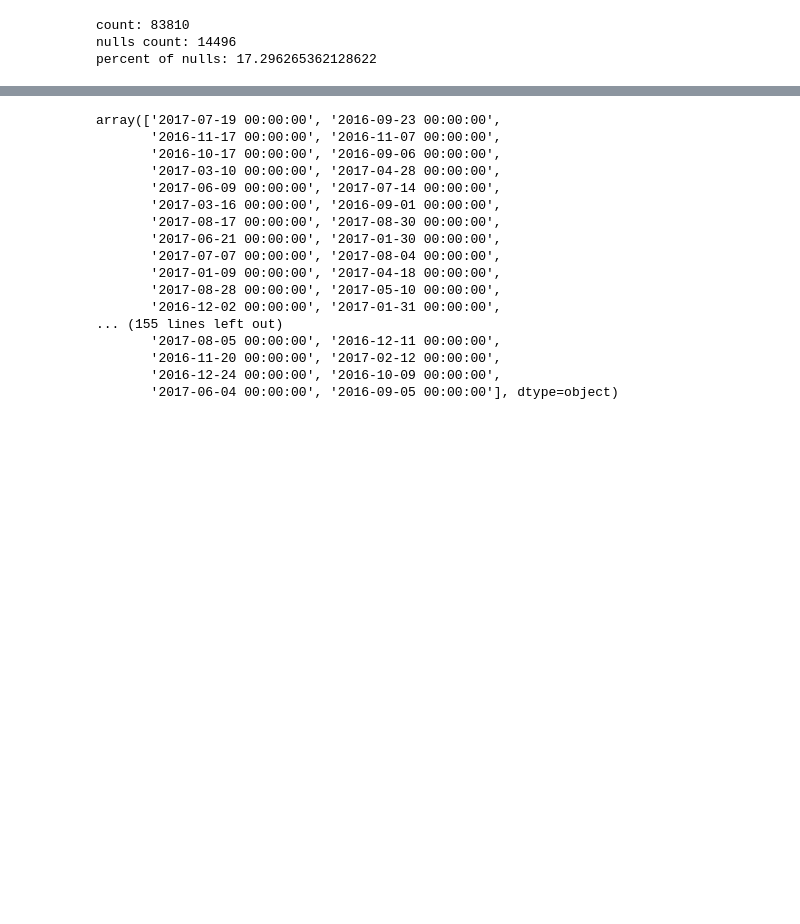
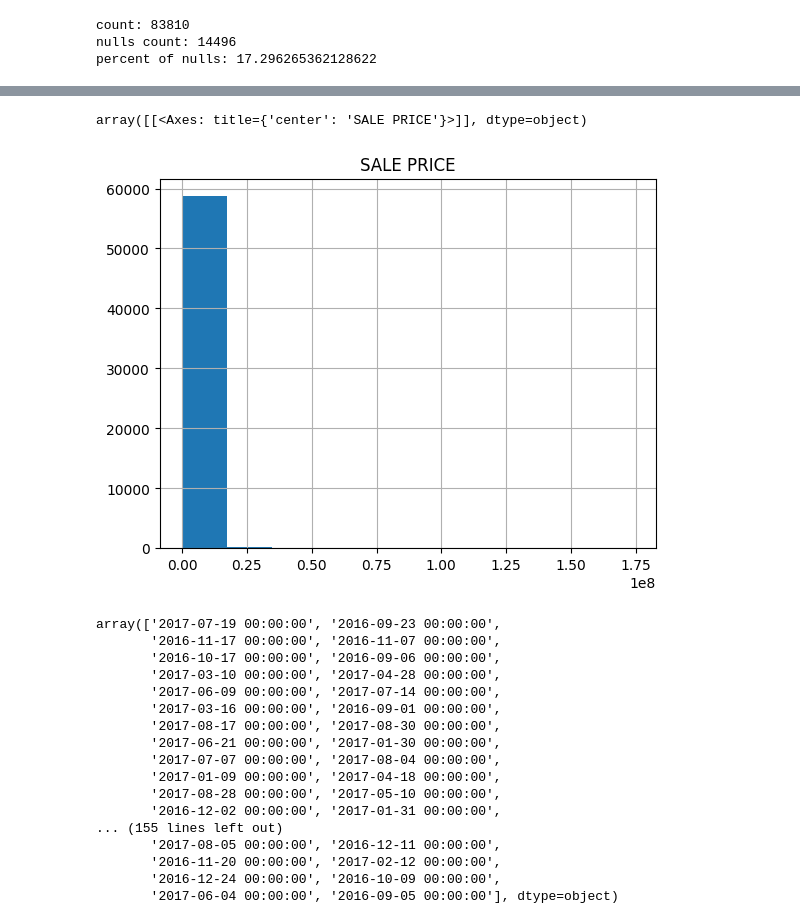
Before and after one commit to MietLabsStorage/BigData, a Jupyter notebook: Lab2/lab2.ipynb, the cells around one changed output, grey strips where cells are left out. Cells and saved outputs as stored; diff of their text form; code cells hidden in the pictures; blank space fills up the shorter version.

```diff
--- a/Lab2/lab2.ipynb
+++ b/Lab2/lab2.ipynb
@@ -237,3 +259,9 @@ df = df[df['SALE PRICE'] != 0]
+# %%
+df = df[df['SALE PRICE'] < 1.8 * 10**8]
+df.hist(['SALE PRICE'])
+# %% [output]
+array([[<Axes: title={'center': 'SALE PRICE'}>]], dtype=object)
+[figure, added]
 # %%
 df['SALE DATE'].unique()
 # %% [output]
```
Also changed, not shown: parts of 19 cells of this notebook, 2 other files.
